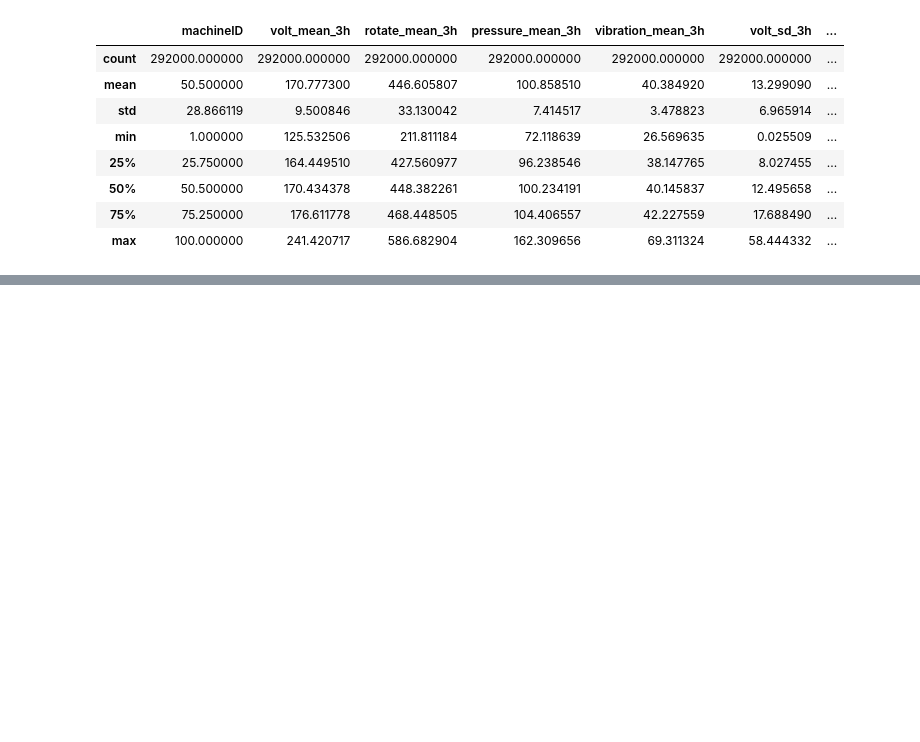
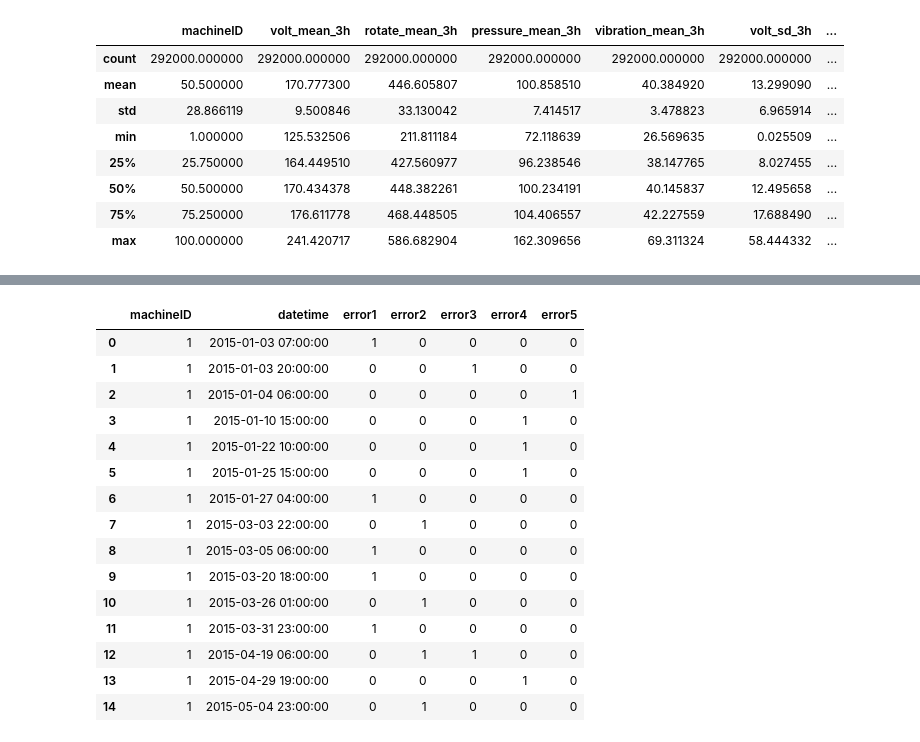
Before and after one commit to yunyun3599/MLStudy, a Jupyter notebook: Data_Anaylsis_And_Machine_Learning/09_predictive_maintenance/predictive_maintenance.ipynb, the cells around one changed output, grey strips where cells are left out. Cells and saved outputs as stored; diff of their text form; code cells hidden in the pictures; blank space fills up the shorter version.

```diff
--- a/Data_Anaylsis_And_Machine_Learning/09_predictive_maintenance/predictive_maintenance.ipynb
+++ b/Data_Anaylsis_And_Machine_Learning/09_predictive_maintenance/predictive_maintenance.ipynb
@@ -607,0 +633,20 @@ telemetry_feat.describe()
+# %%
+error_count_grouped = error_count.groupby(['machineID', 'datetime']).sum().reset_index()
+error_count_grouped.head(15)
+# %% [output]
+|  | machineID | datetime | error1 | error2 | error3 | error4 | error5 |
+| 0 | 1 | 2015-01-03 07:00:00 | 1 | 0 | 0 | 0 | 0 |
+| 1 | 1 | 2015-01-03 20:00:00 | 0 | 0 | 1 | 0 | 0 |
+| 2 | 1 | 2015-01-04 06:00:00 | 0 | 0 | 0 | 0 | 1 |
+| 3 | 1 | 2015-01-10 15:00:00 | 0 | 0 | 0 | 1 | 0 |
+| 4 | 1 | 2015-01-22 10:00:00 | 0 | 0 | 0 | 1 | 0 |
+| 5 | 1 | 2015-01-25 15:00:00 | 0 | 0 | 0 | 1 | 0 |
+| 6 | 1 | 2015-01-27 04:00:00 | 1 | 0 | 0 | 0 | 0 |
+| 7 | 1 | 2015-03-03 22:00:00 | 0 | 1 | 0 | 0 | 0 |
+| 8 | 1 | 2015-03-05 06:00:00 | 1 | 0 | 0 | 0 | 0 |
+| 9 | 1 | 2015-03-20 18:00:00 | 1 | 0 | 0 | 0 | 0 |
+| 10 | 1 | 2015-03-26 01:00:00 | 0 | 1 | 0 | 0 | 0 |
+| 11 | 1 | 2015-03-31 23:00:00 | 1 | 0 | 0 | 0 | 0 |
+| 12 | 1 | 2015-04-19 06:00:00 | 0 | 1 | 1 | 0 | 0 |
+| 13 | 1 | 2015-04-29 19:00:00 | 0 | 0 | 0 | 1 | 0 |
+| 14 | 1 | 2015-05-04 23:00:00 | 0 | 1 | 0 | 0 | 0 |
```
Also changed, not shown: parts of 26 cells of this notebook.
